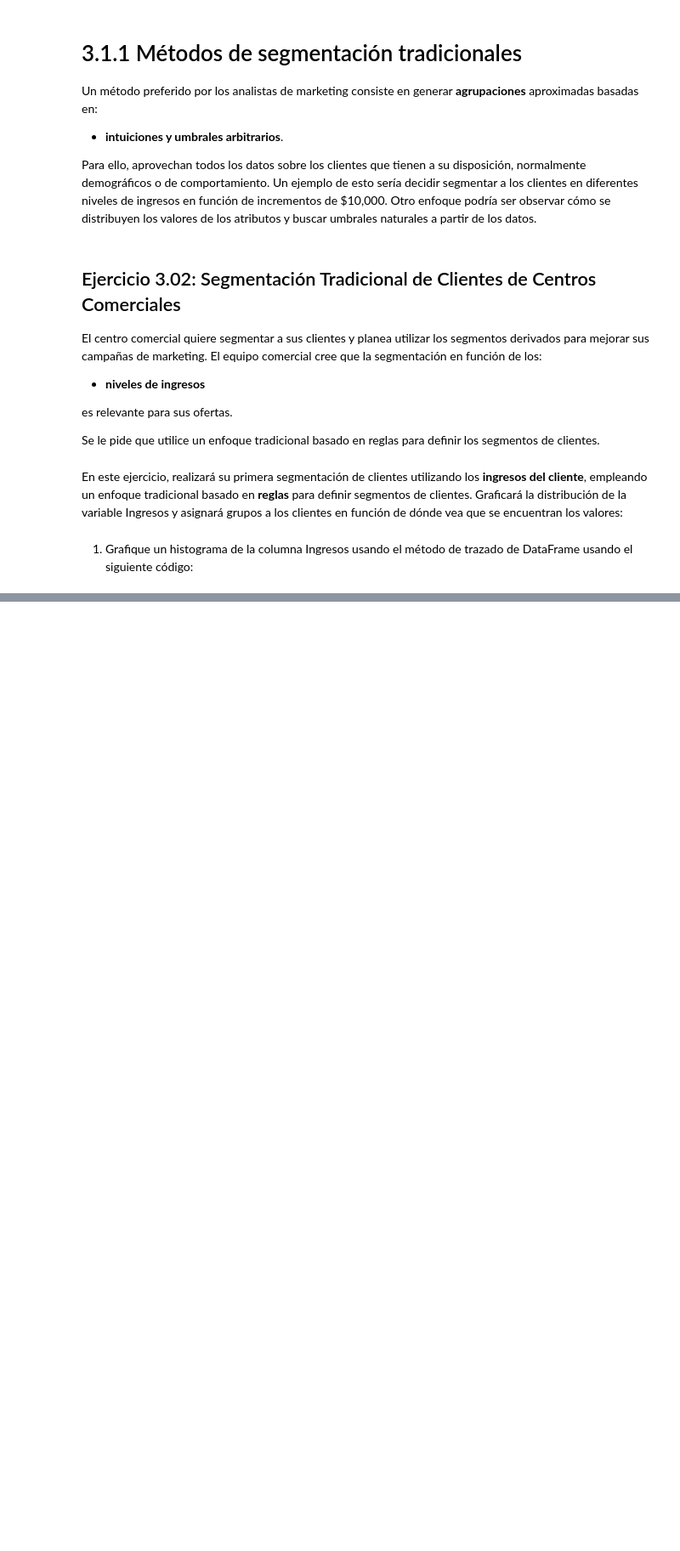
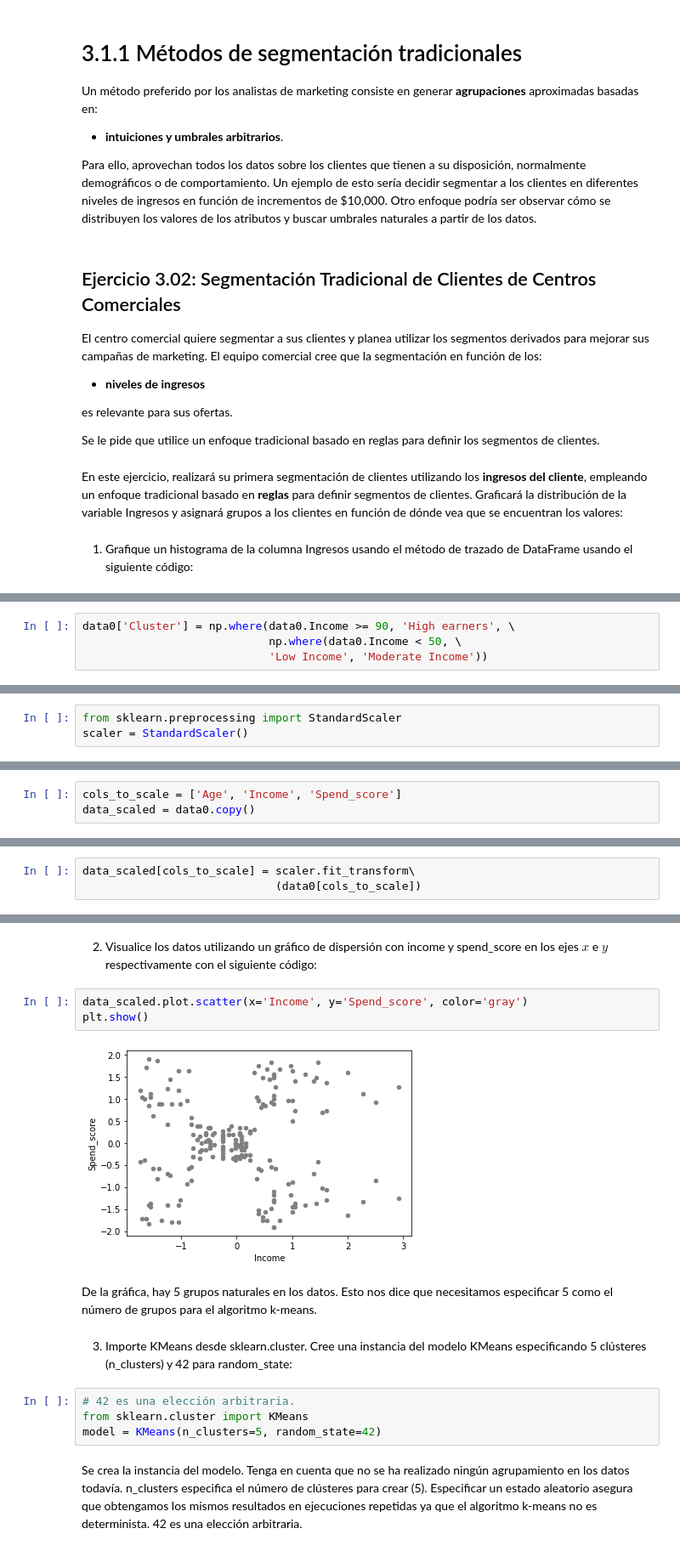
Before and after one commit to limspiga/customer-analytics, a Jupyter notebook: week-2a/customer_analytics_week_2a.ipynb, the cells around one changed output, grey strips where cells are left out. Shown at 85% size. Saved outputs shown, nothing was run; the diff lists cells and outputs as text; blank space fills up the shorter version.

```diff
--- a/week-2a/customer_analytics_week_2a.ipynb
+++ b/week-2a/customer_analytics_week_2a.ipynb
@@ -136,0 +182,4 @@ NameError: ignored
+# %%
+data0['Cluster'] = np.where(data0.Income >= 90, 'High earners', \
+                            np.where(data0.Income < 50, \
+                            'Low Income', 'Moderate Income'))
@@ -136,0 +306,3 @@ NameError: ignored
+# %%
+from sklearn.preprocessing import StandardScaler
+scaler = StandardScaler()
@@ -136,0 +311,3 @@ NameError: ignored
+# %%
+cols_to_scale = ['Age', 'Income', 'Spend_score']
+data_scaled = data0.copy()
@@ -136,0 +316,3 @@ NameError: ignored
+# %%
+data_scaled[cols_to_scale] = scaler.fit_transform\
+                             (data0[cols_to_scale])
@@ -136,0 +463,18 @@ NameError: ignored
+# %% [markdown]
+2. Visualice los datos utilizando un gráfico de dispersión con income y spend_score en los ejes $x$ e $y$ respectivamente con el siguiente código:
+# %%
+data_scaled.plot.scatter(x='Income', y='Spend_score', color='gray')
+plt.show()
+# %% [output]
+[figure, added]
+# %% [markdown]
+De la gráfica, hay 5 grupos naturales en los datos. Esto nos dice que necesitamos especificar 5 como el número de grupos para el algoritmo k-means.
+# %% [markdown]
+3. Importe KMeans desde sklearn.cluster. Cree una instancia del modelo KMeans especificando 5 clústeres (n_clusters) y 42 para random_state:
+# %%
+# 42 es una elección arbitraria.
+from sklearn.cluster import KMeans
+model = KMeans(n_clusters=5, random_state=42)
+# %% [markdown]
+Se crea la instancia del modelo. Tenga en cuenta que no se ha realizado ningún agrupamiento en los datos todavía.
+n_clusters especifica el número de clústeres para crear (5). Especificar un estado aleatorio asegura que obtengamos los mismos resultados en ejecuciones repetidas ya que el algoritmo k-means no es determinista. 42 es una elección arbitraria.
```
Also changed, not shown: parts of 127 cells of this notebook, 7 other files.
